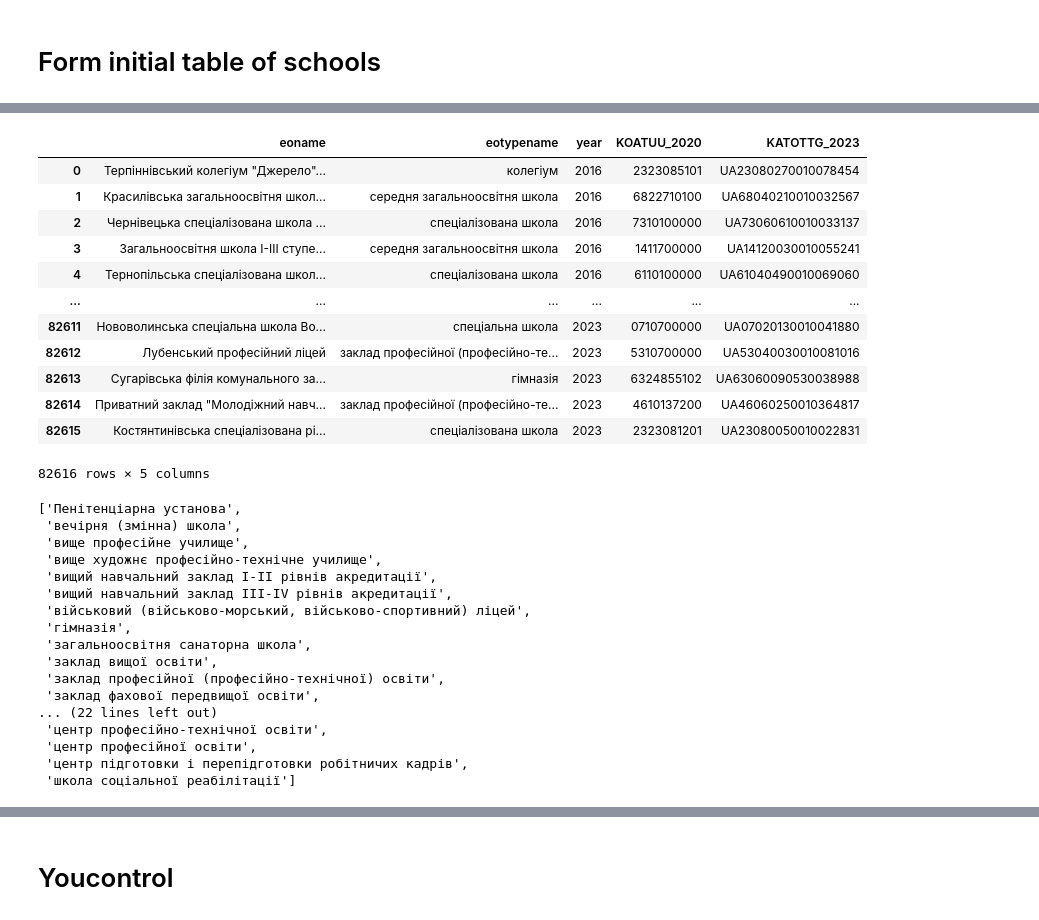
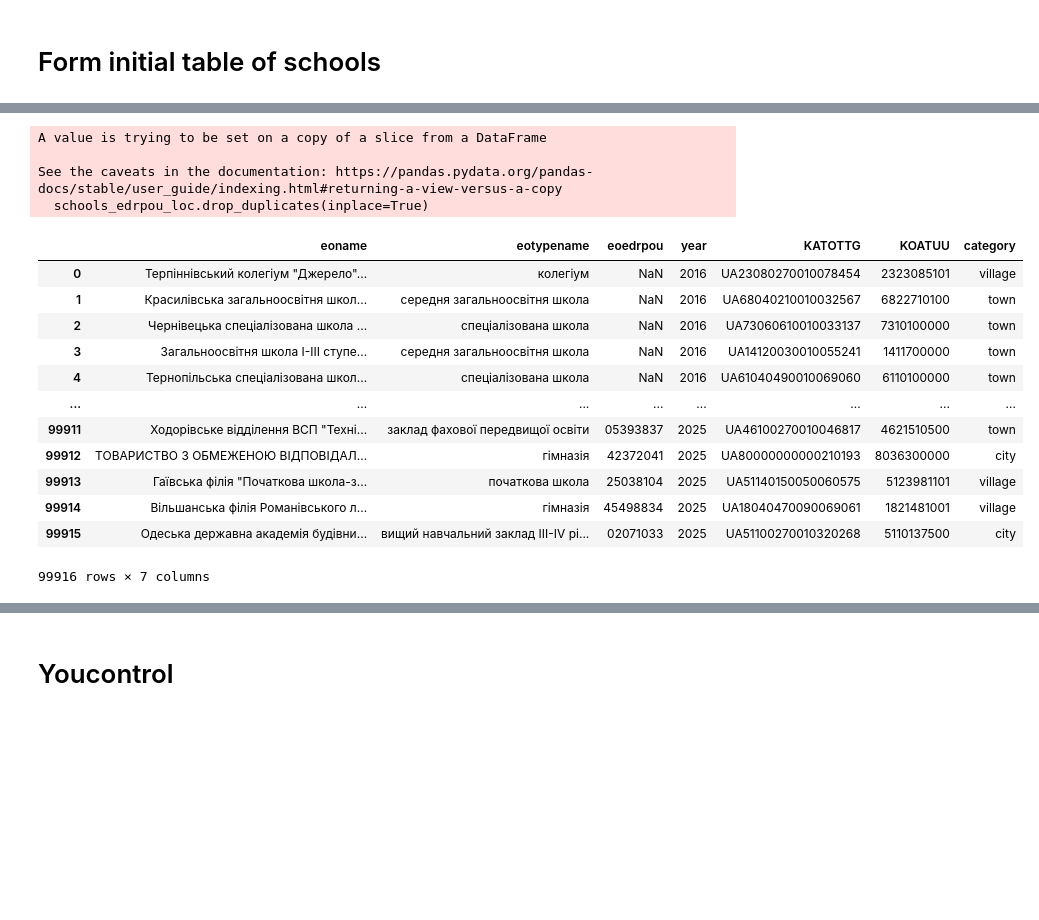
Before and after one commit to DataResponsibly/ZNO-Dataset, a Jupyter notebook: notebooks/tables_creation/Schools_table.ipynb, the cells around one changed output, grey strips where cells are left out. Cells and saved outputs as stored; diff of their text form; code cells hidden in the pictures; blank space fills up the shorter version.

```diff
--- a/notebooks/tables_creation/Schools_table.ipynb
+++ b/notebooks/tables_creation/Schools_table.ipynb
@@ -57,7 +61,8 @@ for year, dataset in datasets.items():
 # %%
-schools_edrpou = pd.DataFrame(columns=['eoname', 'eotypename', 'eoregname', 'eoareaname', 'eotername', 'year'])
+schools_edrpou = pd.DataFrame()
+
+desired_cols = ['eoname', 'eotypename', 'eoregname', 'eoareaname', 'eotername', 'eoedrpou', 'year']
+
+for year, dataset in datasets.items():
+    temp_df = dataset.reindex(columns=desired_cols)
+    schools_edrpou = pd.concat([schools_edrpou, temp_df], ignore_index=True)
-# %%
-for year, dataset in datasets.items():
-    schools_edrpou = pd.concat([schools_edrpou, dataset.loc[:, ['eoname','eotypename', 'eoregname', 'eoareaname', 'eotername', 'year']]], ignore_index=True)
-
-schools_edrpou
@@ -125,7 +133,6 @@ Index(['eoregname', 'eoareaname', 'eotername', 'KOATUU_2020', 'KATOTTG_2023',
       dtype='object')
 # %%
-# add location codifier KOATUU_2020
-schools_edrpou_loc = schools_edrpou.merge(locations[['eoregname', 'eoareaname', 'eotername', 'KOATUU_2020', 'KATOTTG_2023']], on=['eoregname', 'eoareaname', 'eotername'], how='left')
-
+# add location codifier KOATUU
+schools_edrpou_loc = schools_edrpou.merge(locations[['eoregname', 'eoareaname', 'eotername', 'KATOTTG', 'KOATUU', 'category']], on=['eoregname', 'eoareaname', 'eotername'], how='left')
 schools_edrpou_loc
 # %% [output]
@@ -156,7 +162,8 @@ array(['Лучицький навчально-виховний комплекс
 # %%
-# set the corresponding KOATUU
-to_set = schools_edrpou_loc[schools_edrpou_loc.KOATUU_2020.isna()].eoname.unique()[0]
-schools_edrpou_loc.loc[schools_edrpou_loc.KOATUU_2020.isna(), 'KOATUU_2020'] = '4624883201'
-schools_edrpou_loc.loc[schools_edrpou_loc.KATOTTG_2023.isna(), 'KATOTTG_2023'] = 'UA46120110270041867'
+to_set = schools_edrpou_loc[schools_edrpou_loc.KATOTTG.isna()].eoname.unique()[0]
+schools_edrpou_loc.loc[schools_edrpou_loc.eoname == to_set, 'KATOTTG'] = 'UA46120110270041867'
+schools_edrpou_loc.loc[schools_edrpou_loc.eoname == to_set, 'KOATUU'] = '4624883201'
+schools_edrpou_loc.loc[schools_edrpou_loc.eoname == to_set, 'eoedrpou'] = '23947156'
+schools_edrpou_loc.loc[schools_edrpou_loc.eoname == to_set, 'category'] = 'village'
 schools_edrpou_loc[schools_edrpou_loc.eoname == to_set]
 # %% [output]
@@ -165,19 +172,23 @@ schools_edrpou_loc[schools_edrpou_loc.eoname == to_set]
 # %%
 # drop names of region, area and territory
-schools_edrpou_loc = schools_edrpou_loc[['eoname', 'eotypename', 'year', 'KOATUU_2020', 'KATOTTG_2023']].copy()
+schools_edrpou_loc = schools_edrpou_loc[['eoname', 'eotypename', 'eoedrpou', 'year', 'KATOTTG', 'KOATUU', 'category']]
 schools_edrpou_loc.drop_duplicates(inplace=True)
 schools_edrpou_loc
 # %% [output]
+A value is trying to be set on a copy of a slice from a DataFrame
+
+See the caveats in the documentation: https://pandas.pydata.org/pandas-docs/stable/user_guide/indexing.html#returning-a-view-versus-a-copy
+  schools_edrpou_loc.drop_duplicates(inplace=True)
-|  | eoname | eotypename | year | KOATUU_2020 | KATOTTG_2023 |
-| 0 | Терпіннівський колегіум "Джерело"... | колегіум | 2016 | 2323085101 | UA23080270010078454 |
-| 1 | Красилівська загальноосвітня школ... | середня загальноосвітня школа | 2016 | 6822710100 | UA68040210010032567 |
-| 2 | Чернівецька спеціалізована школа ... | спеціалізована школа | 2016 | 7310100000 | UA73060610010033137 |
-| 3 | Загальноосвітня школа I-III ступе... | середня загальноосвітня школа | 2016 | 1411700000 | UA14120030010055241 |
-| 4 | Тернопільська спеціалізована школ... | спеціалізована школа | 2016 | 6110100000 | UA61040490010069060 |
-| ... | ... | ... | ... | ... | ... |
-| 82611 | Нововолинська спеціальна школа Во... | спеціальна школа | 2023 | 0710700000 | UA07020130010041880 |
-| 82612 | Лубенський професійний ліцей | заклад професійної (професійно-те... | 2023 | 5310700000 | UA53040030010081016 |
-| 82613 | Сугарівська філія комунального за... | гімназія | 2023 | 6324855102 | UA63060090530038988 |
-| 82614 | Приватний заклад "Молодіжний навч... | заклад професійної (професійно-те... | 2023 | 4610137200 | UA46060250010364817 |
-| 82615 | Костянтинівська спеціалізована рі... | спеціалізована школа | 2023 | 2323081201 | UA23080050010022831 |
+|  | eoname | eotypename | eoedrpou | year | KATOTTG | KOATUU | category |
+| 0 | Терпіннівський колегіум "Джерело"... | колегіум | NaN | 2016 | UA23080270010078454 | 2323085101 | village |
+| 1 | Красилівська загальноосвітня школ... | середня загальноосвітня школа | NaN | 2016 | UA68040210010032567 | 6822710100 | town |
+| 2 | Чернівецька спеціалізована школа ... | спеціалізована школа | NaN | 2016 | UA73060610010033137 | 7310100000 | town |
+| 3 | Загальноосвітня школа I-III ступе... | середня загальноосвітня школа | NaN | 2016 | UA14120030010055241 | 1411700000 | town |
+| 4 | Тернопільська спеціалізована школ... | спеціалізована школа | NaN | 2016 | UA61040490010069060 | 6110100000 | town |
+| ... | ... | ... | ... | ... | ... | ... | ... |
+| 99911 | Ходорівське відділення ВСП "Техні... | заклад фахової передвищої освіти | 05393837 | 2025 | UA46100270010046817 | 4621510500 | town |
+| 99912 | ТОВАРИСТВО З ОБМЕЖЕНОЮ ВІДПОВІДАЛ... | гімназія | 42372041 | 2025 | UA80000000000210193 | 8036300000 | city |
+| 99913 | Гаївська філія "Початкова школа-з... | початкова школа | 25038104 | 2025 | UA51140150050060575 | 5123981101 | village |
+| 99914 | Вільшанська філія Романівського л... | гімназія | 45498834 | 2025 | UA18040470090069061 | 1821481001 | village |
+| 99915 | Одеська державна академія будівни... | вищий навчальний заклад III-IV рі... | 02071033 | 2025 | UA51100270010320268 | 5110137500 | city |
-82616 rows × 5 columns
+99916 rows × 7 columns
@@ -187,22 +195,2 @@ schools_edrpou_loc.loc[schools_edrpou_loc.eotypename=='Пеніціарна ус
-# %%
-sorted(schools_edrpou_loc.eotypename.unique())
-# %% [output]
-['Пенітенціарна установа',
- 'вечірня (змінна) школа',
- 'вище професійне училище',
- 'вище художнє професійно-технічне училище',
- 'вищий навчальний заклад I-II рівнів акредитації',
- 'вищий навчальний заклад III-IV рівнів акредитації',
- 'військовий (військово-морський, військово-спортивний) ліцей',
- 'гімназія',
- 'загальноосвітня санаторна школа',
- 'заклад вищої освіти',
- 'заклад професійної (професійно-технічної) освіти',
- 'заклад фахової передвищої освіти',
-... (22 lines left out)
- 'центр професійно-технічної освіти',
- 'центр професійної освіти',
- 'центр підготовки і перепідготовки робітничих кадрів',
- 'школа соціальної реабілітації']
 # %%
 # check whether there are duplicates by name and location
```
Also changed, not shown: parts of 217 cells of this notebook.
